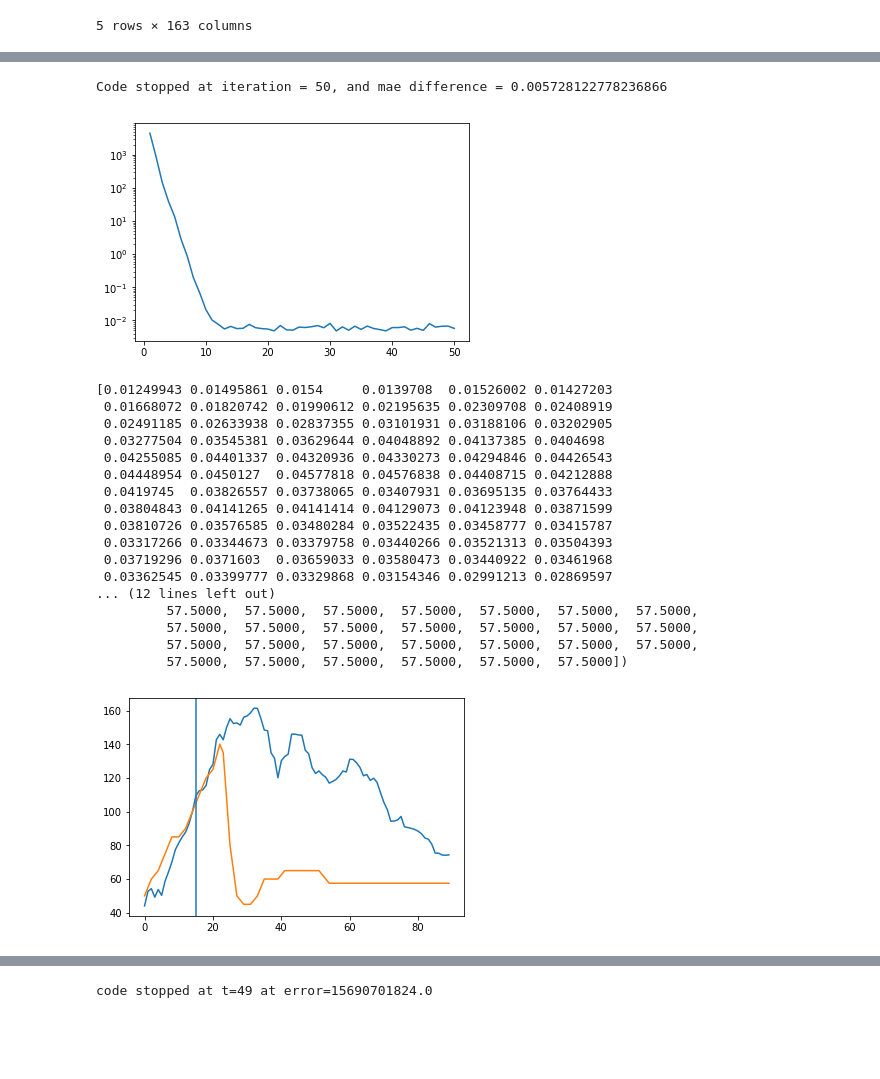
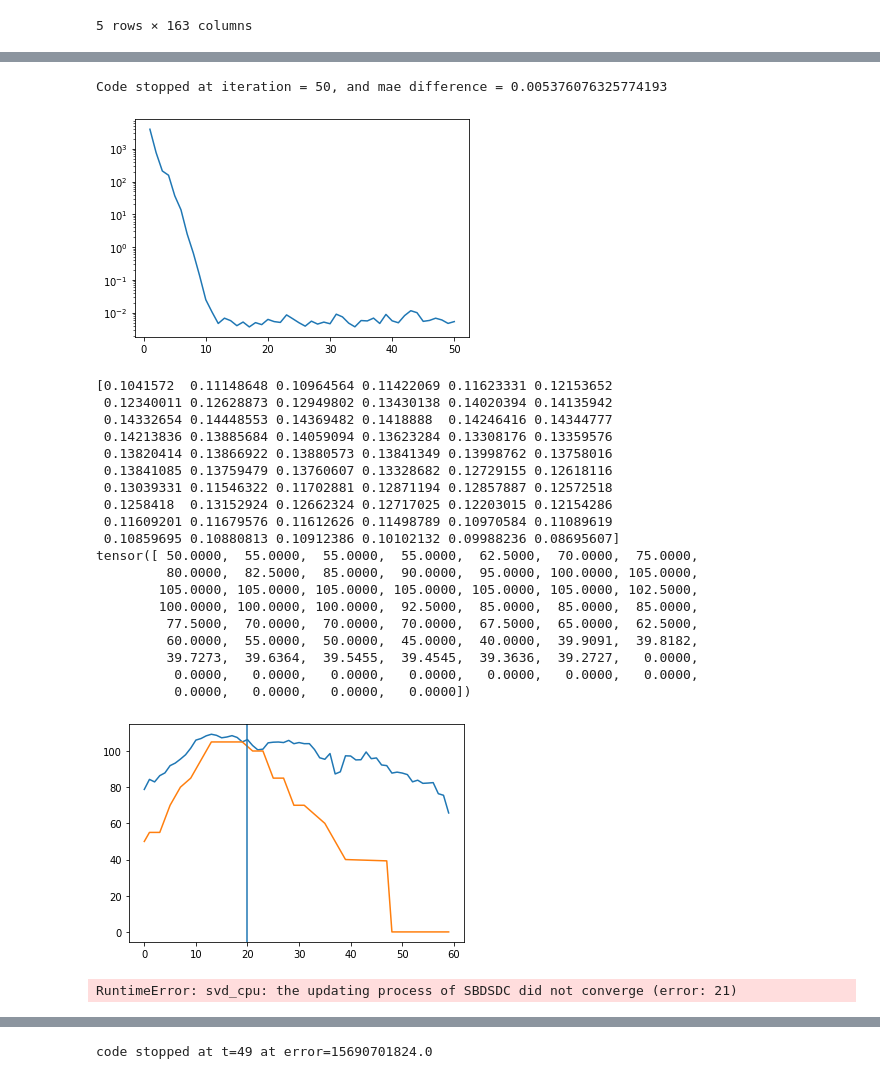
Before and after one commit to leobix/hurricast, a Jupyter notebook: processing_csv.ipynb, the cells around one changed output, grey strips where cells are left out. Cells and saved outputs as stored; diff of their text form; code cells hidden in the pictures; blank space fills up the shorter version.

Commit message:
standardize

```diff
--- a/processing_csv.ipynb
+++ b/processing_csv.ipynb
@@ -173,7 +173,7 @@ def prepare_data(path = "ibtracs.last3years.list.v04r00.csv", max_wind_change =
     t3 = repad(t3)
     return t3
 # %%
-t3 = prepare_data(max_steps=90)
+t3 = prepare_data(max_steps=60)
 # %% [output]
 A value is trying to be set on a copy of a slice from a DataFrame.
 Try using .loc[row_indexer,col_indexer] = value instead
@@ -252,7 +252,7 @@ def slice_learning(tensor_train,r,max_iteration=50,convergence=0.001, plot=True)
         plt.show()
     return new_tensor
 
-X_imputed = slice_learning(t3_test2,16)
+#X_imputed = slice_learning(t3_test2,16)
 
 #find the MAE difference between X_imputed and X_original
-print('The MAE between X_imputed and X_original is %s' %(get_mae(X_imputed,t3_test2)))
+#print('The MAE between X_imputed and X_original is %s' %(get_mae(X_imputed,t3_test2)))
@@ -277,30 +297,55 @@ def test(data, storm_id, time, r, p = 2):
     plt.plot(l, data[storm_id][p])
     plt.axvline(x=time)
     plt.show()
+# %%
+def test2(data, storm_id, time, r, p = 2):
+    data2 = data.clone()
+    for t in range(time,data.shape[2]):
+        data2[storm_id,:,t] = data2[storm_id,:,time-1]
+    #data2 = F.normalize(data2, dim = 2)
+    data2, mean, std = standardize(data2)
+    #get_best_r(data2, 5, 21)
+    X_imputed = slice_learning(data2+100,r)
+    #de_standardize
+    X_imputed_2= np.array(de_standardize(X_imputed, mean, std))
+
+    print(X_imputed_2[storm_id][p])
+    print(data[storm_id][p])
+    l = [i for i in range(data.shape[2])]
+    data = np.array(data)
+    #plt.plot(l, data[storm_id][p][time-1]/X_imputed[storm_id][p][time-1]*(X_imputed[storm_id][p]))
+    plt.plot(l, X_imputed_2[storm_id][p])
+    plt.plot(l, data[storm_id][p])
+    plt.axvline(x=time)
+    plt.show()
 # %%
 #60 is big storm not easy to predict
-test(t3, storm_id = 90, time = 15, r = 13, p = 2)
+test(t3, storm_id = 40, time = 20, r = 13, p = 2)
+test2(t3, storm_id = 40, time = 20, r = 13, p = 2)
 # %% [output]
-Code stopped at iteration = 50, and mae difference = 0.005728122778236866
+Code stopped at iteration = 50, and mae difference = 0.005376076325774193
-[figure, old version]
+[figure, new version]
-[0.01249943 0.01495861 0.0154     0.0139708  0.01526002 0.01427203
- 0.01668072 0.01820742 0.01990612 0.02195635 0.02309708 0.02408919
- 0.02491185 0.02633938 0.02837355 0.03101931 0.03188106 0.03202905
- 0.03277504 0.03545381 0.03629644 0.04048892 0.04137385 0.0404698
- 0.04255085 0.04401337 0.04320936 0.04330273 0.04294846 0.04426543
- 0.04448954 0.0450127  0.04577818 0.04576838 0.04408715 0.04212888
- 0.0419745  0.03826557 0.03738065 0.03407931 0.03695135 0.03764433
- 0.03804843 0.04141265 0.04141414 0.04129073 0.04123948 0.03871599
- 0.03810726 0.03576585 0.03480284 0.03522435 0.03458777 0.03415787
- 0.03317266 0.03344673 0.03379758 0.03440266 0.03521313 0.03504393
- 0.03719296 0.0371603  0.03659033 0.03580473 0.03440922 0.03461968
- 0.03362545 0.03399777 0.03329868 0.03154346 0.02991213 0.02869597
-... (12 lines left out)
-         57.5000,  57.5000,  57.5000,  57.5000,  57.5000,  57.5000,  57.5000,
-         57.5000,  57.5000,  57.5000,  57.5000,  57.5000,  57.5000,  57.5000,
-         57.5000,  57.5000,  57.5000,  57.5000,  57.5000,  57.5000,  57.5000,
-         57.5000,  57.5000,  57.5000,  57.5000,  57.5000,  57.5000])
+[0.1041572  0.11148648 0.10964564 0.11422069 0.11623331 0.12153652
+ 0.12340011 0.12628873 0.12949802 0.13430138 0.14020394 0.14135942
+ 0.14332654 0.14448553 0.14369482 0.1418888  0.14246416 0.14344777
+ 0.14213836 0.13885684 0.14059094 0.13623284 0.13308176 0.13359576
+ 0.13820414 0.13866922 0.13880573 0.13841349 0.13998762 0.13758016
+ 0.13841085 0.13759479 0.13760607 0.13328682 0.12729155 0.12618116
+ 0.13039331 0.11546322 0.11702881 0.12871194 0.12857887 0.12572518
+ 0.1258418  0.13152924 0.12662324 0.12717025 0.12203015 0.12154286
+ 0.11609201 0.11679576 0.11612626 0.11498789 0.10970584 0.11089619
+ 0.10859695 0.10880813 0.10912386 0.10102132 0.09988236 0.08695607]
+tensor([ 50.0000,  55.0000,  55.0000,  55.0000,  62.5000,  70.0000,  75.0000,
+         80.0000,  82.5000,  85.0000,  90.0000,  95.0000, 100.0000, 105.0000,
+        105.0000, 105.0000, 105.0000, 105.0000, 105.0000, 105.0000, 102.5000,
+        100.0000, 100.0000, 100.0000,  92.5000,  85.0000,  85.0000,  85.0000,
+         77.5000,  70.0000,  70.0000,  70.0000,  67.5000,  65.0000,  62.5000,
+         60.0000,  55.0000,  50.0000,  45.0000,  40.0000,  39.9091,  39.8182,
+         39.7273,  39.6364,  39.5455,  39.4545,  39.3636,  39.2727,   0.0000,
+          0.0000,   0.0000,   0.0000,   0.0000,   0.0000,   0.0000,   0.0000,
+          0.0000,   0.0000,   0.0000,   0.0000])
-[figure, old version]
+[figure, new version]
+RuntimeError: svd_cpu: the updating process of SBDSDC did not converge (error: 21)
 # %%
 #get best r
 def get_best_r(data, r_min, r_max):
```
Also changed, not shown: parts of 5 cells of this notebook.
